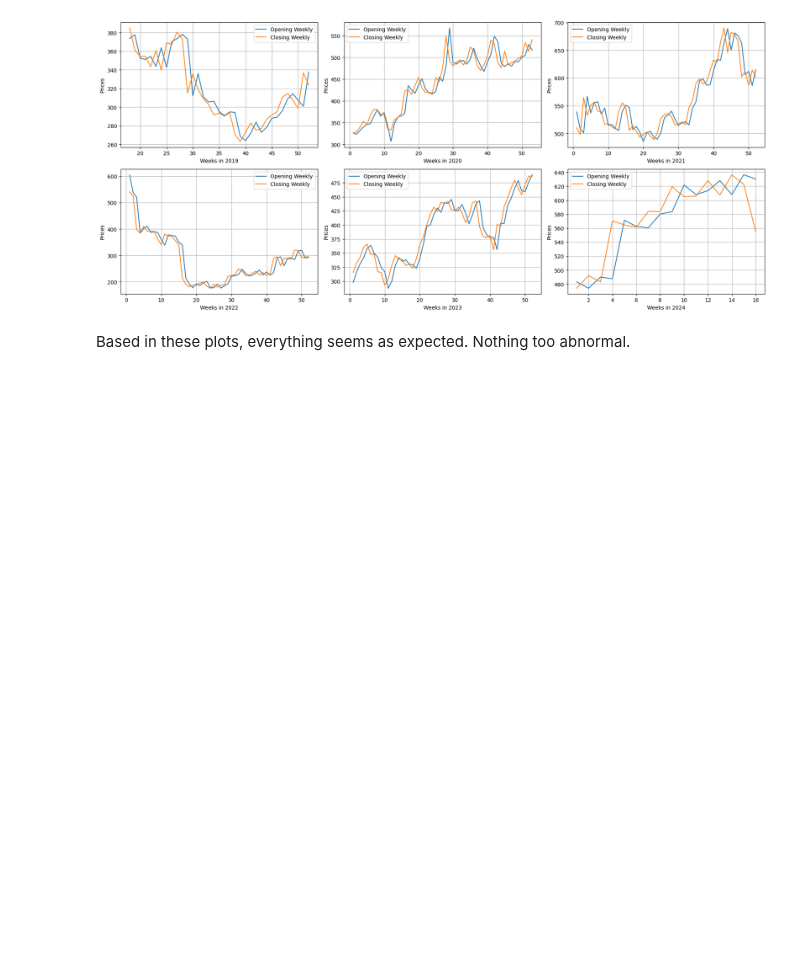
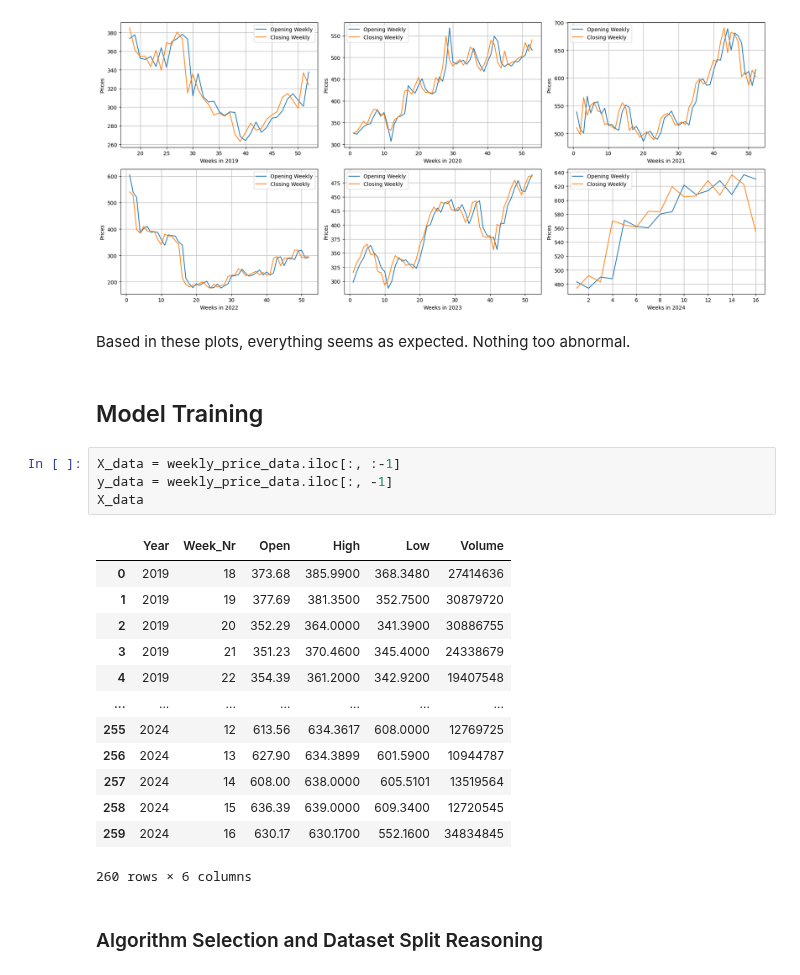
Before and after one commit to AbubakrBardien/netflix-stock-price-predictor, a Jupyter notebook: Data_Exploration and Model Training.ipynb, the cells around one changed output. Drawn from its saved outputs; the diff is of its cells as text; blank space fills up the shorter version.

Commit message:
Renamed jupyter notebook to 'Data_Exploration and Model Training', splitted the dataset and used Walk-Forward Validation and K-Nearest Neighbors to train the model

```diff
--- a/Data_Exploration.ipynb
+++ b/Data_Exploration and Model Training.ipynb
@@ -78,3 +79,25 @@ plt.show()
 [figure]
 # %% [markdown]
 Based in these plots, everything seems as expected. Nothing too abnormal.
+# %% [markdown]
+## Model Training
+# %%
+X_data = weekly_price_data.iloc[:, :-1]
+y_data = weekly_price_data.iloc[:, -1]
+X_data
+# %% [output]
+|  | Year | Week_Nr | Open | High | Low | Volume |
+| 0 | 2019 | 18 | 373.68 | 385.9900 | 368.3480 | 27414636 |
+| 1 | 2019 | 19 | 377.69 | 381.3500 | 352.7500 | 30879720 |
+| 2 | 2019 | 20 | 352.29 | 364.0000 | 341.3900 | 30886755 |
+| 3 | 2019 | 21 | 351.23 | 370.4600 | 345.4000 | 24338679 |
+| 4 | 2019 | 22 | 354.39 | 361.2000 | 342.9200 | 19407548 |
+| ... | ... | ... | ... | ... | ... | ... |
+| 255 | 2024 | 12 | 613.56 | 634.3617 | 608.0000 | 12769725 |
+| 256 | 2024 | 13 | 627.90 | 634.3899 | 601.5900 | 10944787 |
+| 257 | 2024 | 14 | 608.00 | 638.0000 | 605.5101 | 13519564 |
+| 258 | 2024 | 15 | 636.39 | 639.0000 | 609.3400 | 12720545 |
+| 259 | 2024 | 16 | 630.17 | 630.1700 | 552.1600 | 34834845 |
+260 rows × 6 columns
+# %% [markdown]
+### Algorithm Selection and Dataset Split Reasoning
```
Also changed, not shown: parts of 7 cells of this notebook.
